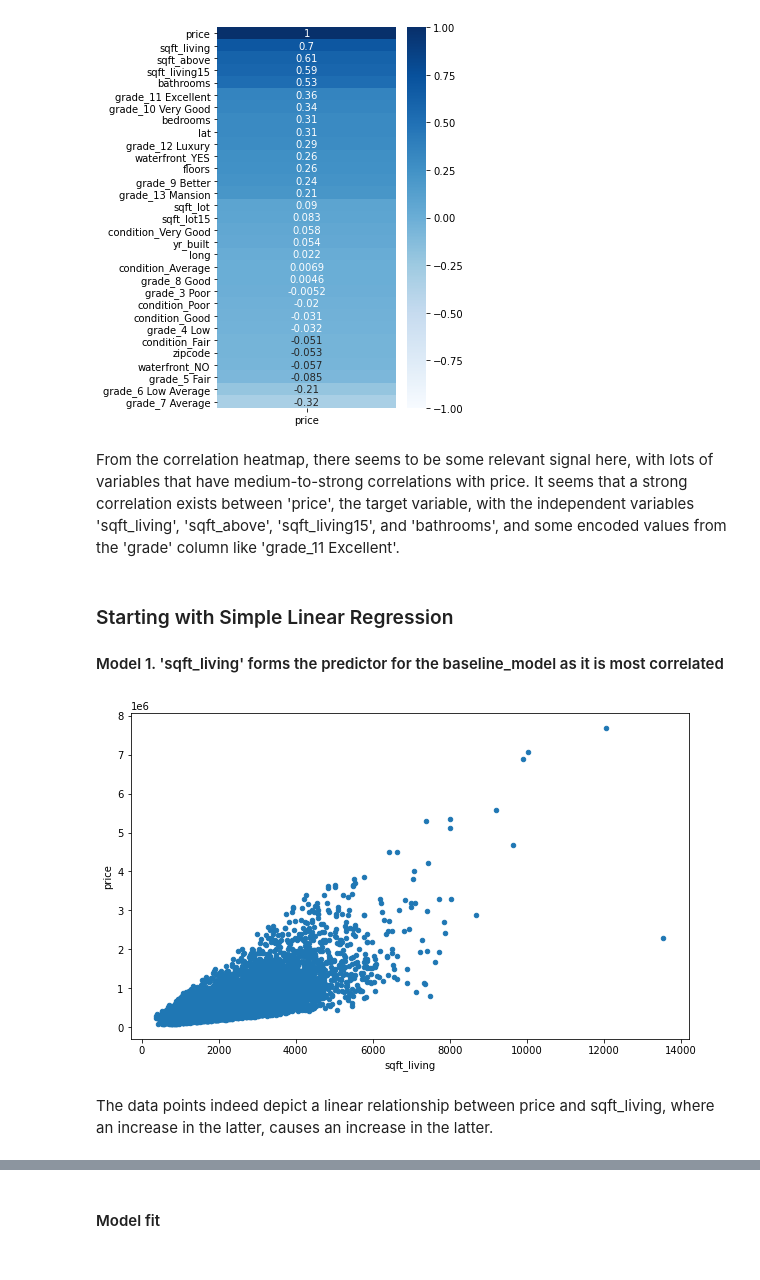
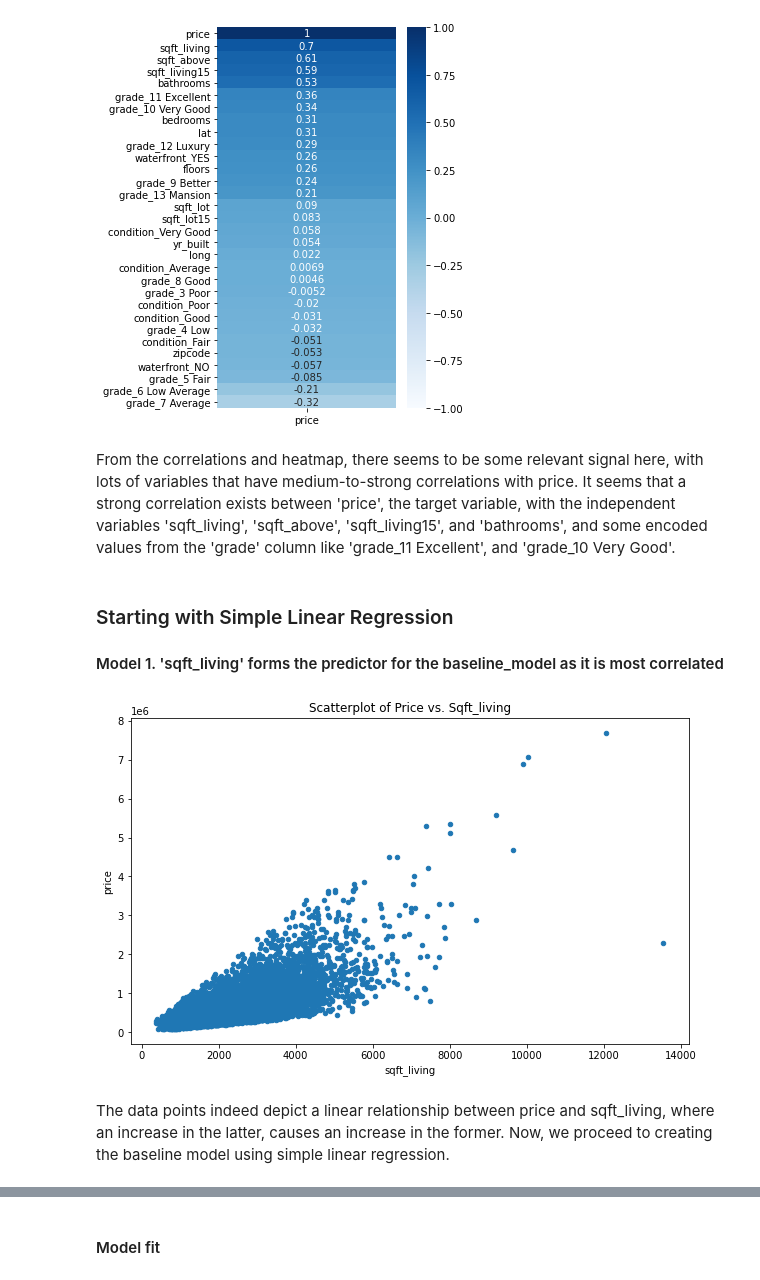
Before and after one commit to Kinuthiajoseph/Phase-2-Project-Repository, a Jupyter notebook: dsc-phase2-project.ipynb, the cells around one changed output, grey strips where cells are left out. Saved outputs shown, nothing was run; the diff lists cells and outputs as text; code cells hidden in the pictures.

```diff
--- a/dsc-phase2-project.ipynb
+++ b/dsc-phase2-project.ipynb
@@ -340,5 +335,5 @@ heatmap = sns.heatmap(data_encoded.corr()[['price']].sort_values(by='price', asc
 # %% [output]
 [figure]
 # %% [markdown]
-From the correlation heatmap, there seems to be some relevant signal here, with lots of variables that have medium-to-strong correlations with price. It seems that a strong correlation exists between 'price', the target variable, with the independent variables 'sqft_living', 'sqft_above', 'sqft_living15',  and 'bathrooms', and some encoded values from the 'grade' column like 'grade_11 Excellent'.
+From the correlations and heatmap, there seems to be some relevant signal here, with lots of variables that have medium-to-strong correlations with price. It seems that a strong correlation exists between 'price', the target variable, with the independent variables 'sqft_living', 'sqft_above', 'sqft_living15',  and 'bathrooms', and some encoded values from the 'grade' column like 'grade_11 Excellent', and 'grade_10 Very Good'.
 # %%
@@ -353,11 +346,12 @@ y = data_encoded['price']
 # %%
 # Plotting scatterplot of price vs. highest correlated independent variable
 fig, ax = plt.subplots(figsize=(10,6))
-data.plot.scatter(x='sqft_living', y = 'price', ax=ax);
+data_encoded.plot.scatter(x='sqft_living', y = 'price', ax=ax)
+ax.set_title("Scatterplot of Price vs. Sqft_living");
 # %% [output]
-[figure, old version]
+[figure, new version]
 # %% [markdown]
-The data points indeed depict a linear relationship between price and sqft_living, where an increase in the latter, causes an increase in the latter.
+The data points indeed depict a linear relationship between price and sqft_living, where an increase in the latter, causes an increase in the former. Now, we proceed to creating the baseline model using simple linear regression.
 # %%
 #Establishing and fitting the linear regression model
 baseline_model = sm.OLS(y, sm.add_constant(X_baseline))
```
Also changed, not shown: parts of 31 cells of this notebook, 3 other files.
